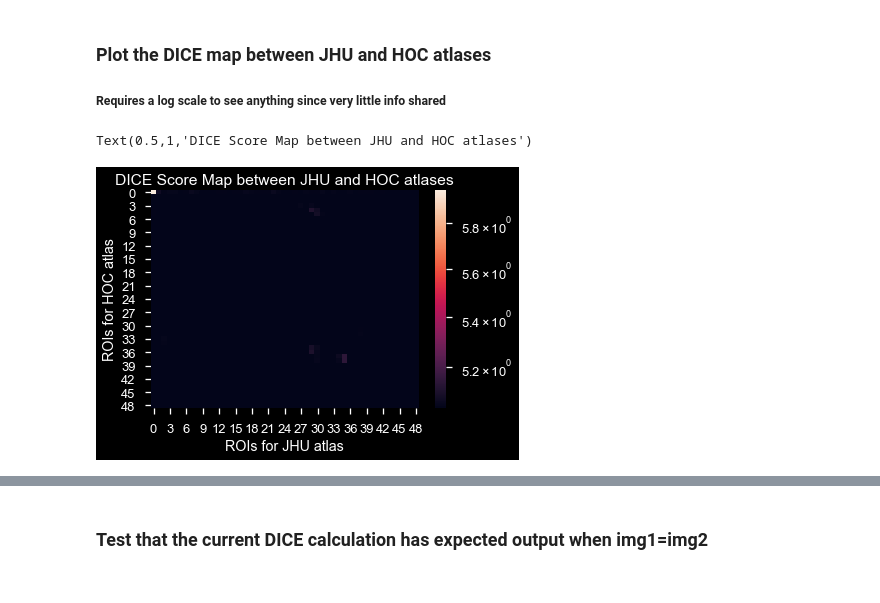
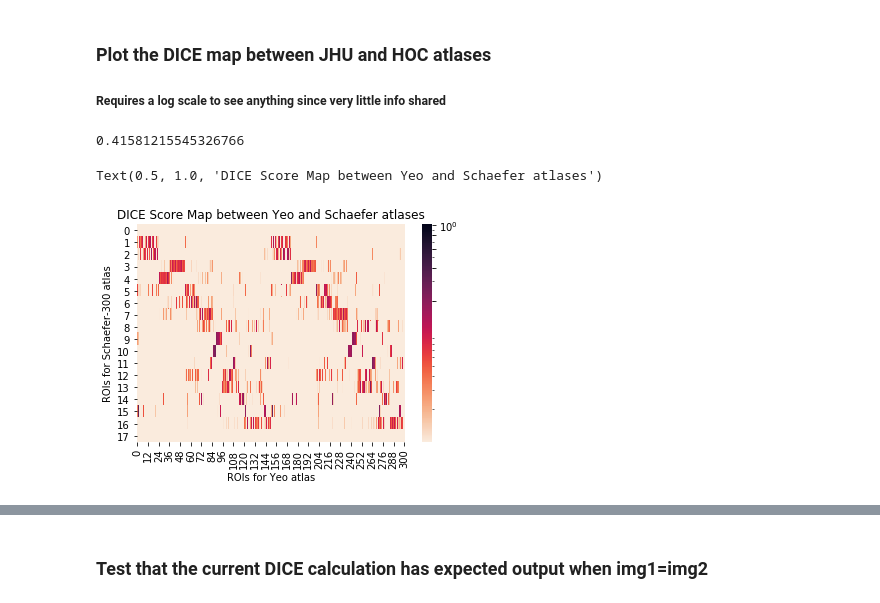
Before and after one commit to NeuroDataDesign/the-ents, a Jupyter notebook: atlases/Code/Atlas_Statistics.ipynb, the cells around one changed output, grey strips where cells are left out. Saved outputs shown, nothing was run; the diff lists cells and outputs as text; code cells hidden in the pictures.

```diff
--- a/atlases/Code/Atlas_Statistics.ipynb
+++ b/atlases/Code/Atlas_Statistics.ipynb
@@ -185,21 +185,25 @@ np.save('NMI_scores2.npy', NMI_scores)
 # %%
 from matplotlib.colors import LogNorm
 
 mypath = '../Nifti_images'
 files = [f for f in listdir(mypath) if isfile(join(mypath, f))]
 files
-file1 = 'JHU_space-MNI152NLin6_res-1x1x1.nii.gz'
-file2 = 'HarvardOxfordcort-maxprob-thr25_space-MNI152NLin6_res-1x1x1.nii.gz'
+file1 = 'yeo-17-liberal_space-MNI152NLin6_res-1x1x1.nii.gz'
+file2 = 'Schaefer2018-300-node_space-MNI152NLin6_res-1x1x1.nii.gz'
 filename1 = join(mypath, file1)
 filename2 = join(mypath, file2)
-Dice = Dice_Calculator(filename1,filename2)
+Dice, mean_score = Dice_Calculator(filename1,filename2)
+
+cmap = sns.cm.rocket_r
+
 
 Dice = Dice+0.01
 sns.heatmap(Dice,
-            norm=LogNorm(vmin=Dice.min(), vmax=Dice.max()))
-plt.xlabel('ROIs for JHU atlas')
-plt.ylabel('ROIs for HOC atlas')
-plt.title('DICE Score Map between JHU and HOC atlases')
+            norm=LogNorm(vmin=Dice.min(), vmax=Dice.max()), cmap=cmap)
+plt.xlabel('ROIs for Yeo atlas')
+plt.ylabel('ROIs for Schaefer-300 atlas')
+plt.title('DICE Score Map between Yeo and Schaefer atlases')
 # %% [output]
-Text(0.5,1,'DICE Score Map between JHU and HOC atlases')
+0.41581215545326766
+Text(0.5, 1.0, 'DICE Score Map between Yeo and Schaefer atlases')
-[figure, old version]
+[figure, new version]
```
Also changed, not shown: parts of 3 cells of this notebook, 5 other files.
